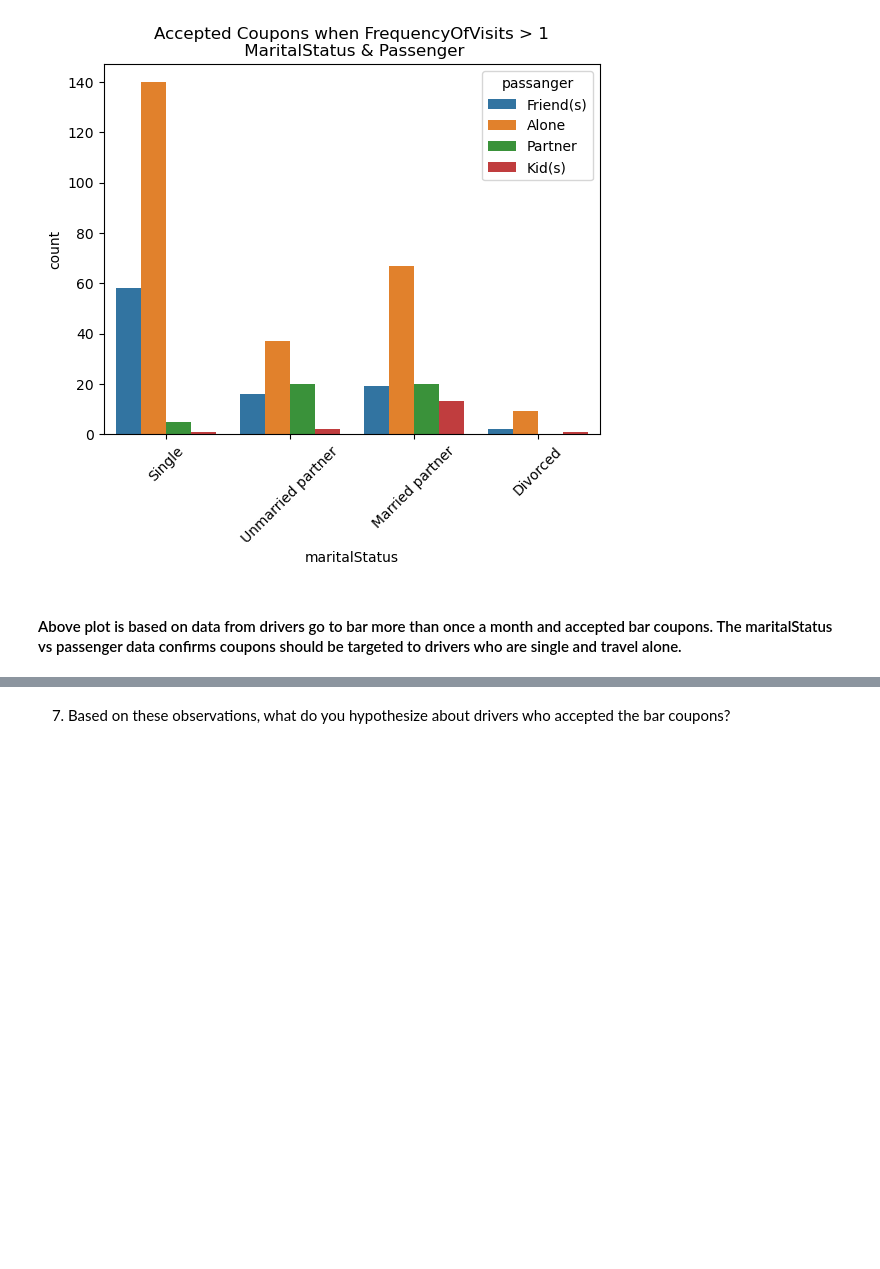
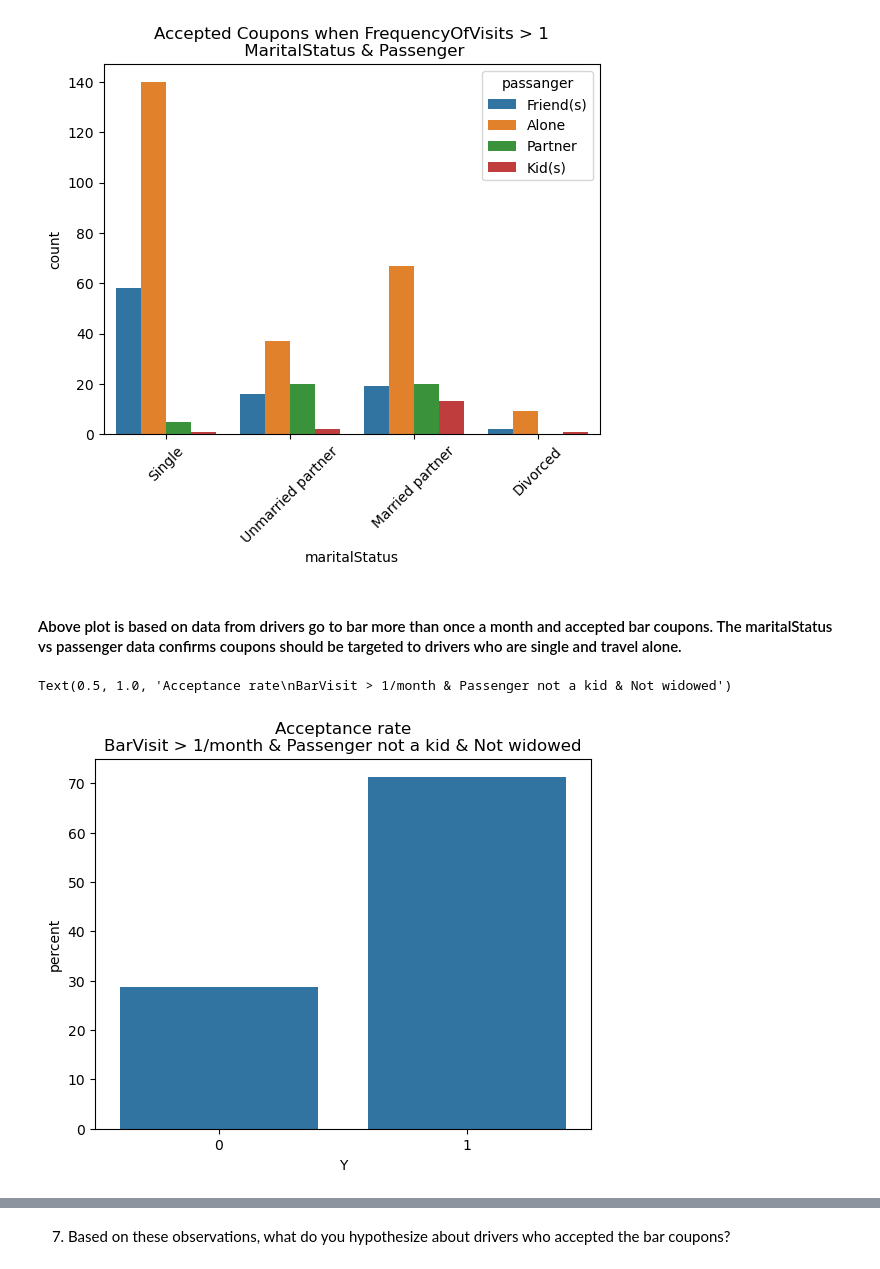
Before and after one commit to sajitha-03/Coupon_Acceptance_Rate, a Jupyter notebook: prompt.ipynb, the cells around one changed output, grey strips where cells are left out. Saved outputs shown, nothing was run; the diff lists cells and outputs as text; code cells hidden in the pictures; blank space fills up the shorter version.

```diff
--- a/prompt.ipynb
+++ b/prompt.ipynb
@@ -382,3 +391,9 @@ plt.xticks(rotation = 45)
 [figure]
 # %% [markdown]
 #### Above plot is based on data from drivers go to bar more than once a month and accepted bar coupons. The maritalStatus vs passenger data confirms coupons should be targeted to drivers who are single and travel alone.
+# %%
+sns.countplot(data = bar_GT_once_NoKids_NotWidowed_df, x="Y", stat="percent")
+plt.title("Acceptance rate\nBarVisit > 1/month & Passenger not a kid & Not widowed")
+# %% [output]
+Text(0.5, 1.0, 'Acceptance rate\nBarVisit > 1/month & Passenger not a kid & Not widowed')
+[figure, added]
```
Also changed, not shown: parts of 8 cells of this notebook.
